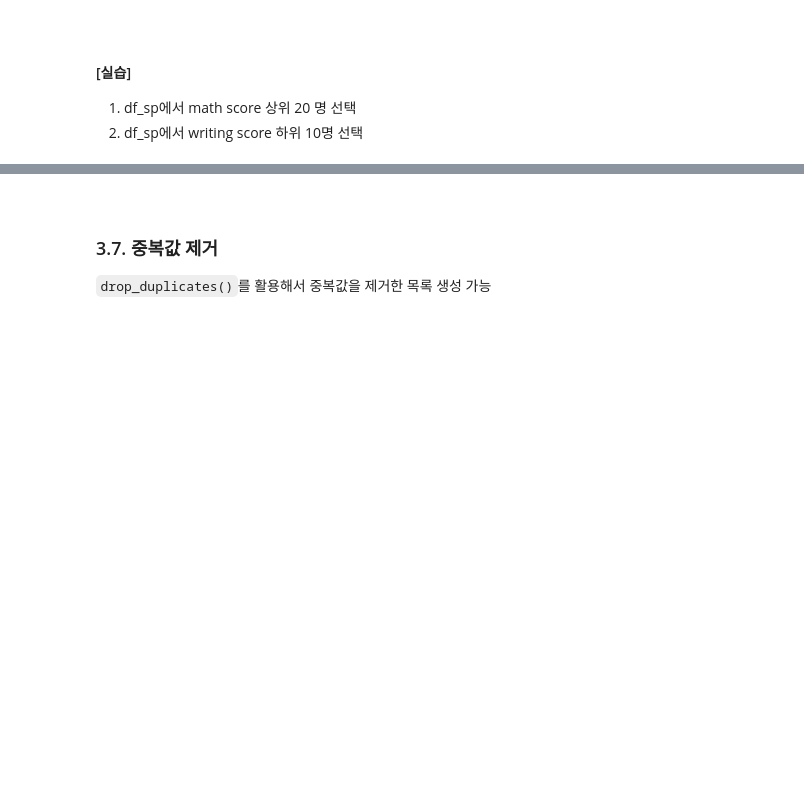
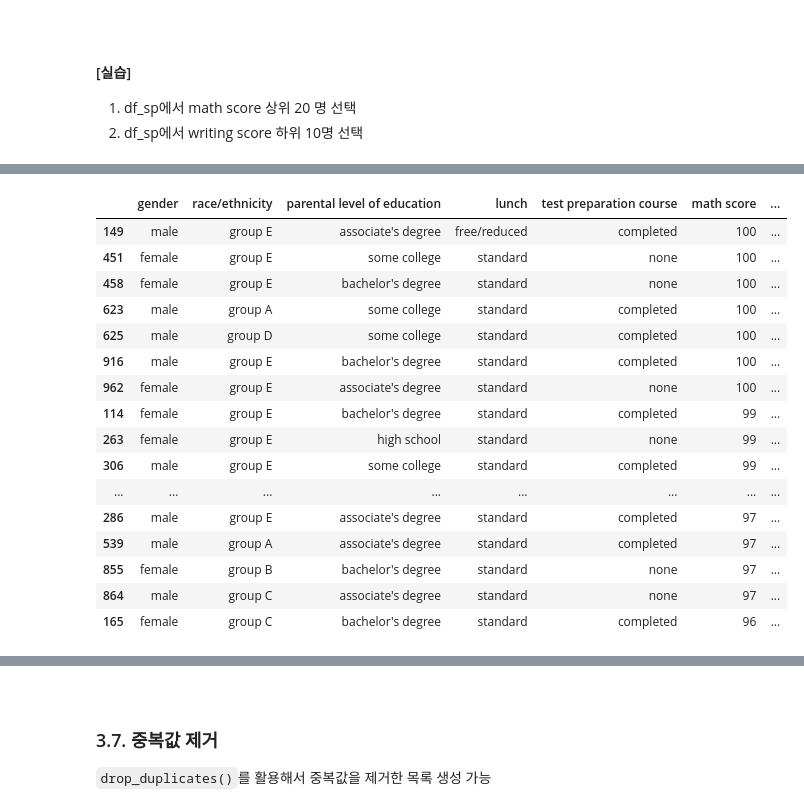
Before and after one commit to jonhpark7966/fastcampus_python_data_analysis, a Jupyter notebook: 20230627_remote/04_데이터 결합 및 부분 선택.ipynb, the cells around one changed output, grey strips where cells are left out. Cells and saved outputs as stored; diff of their text form; code cells hidden in the pictures; blank space fills up the shorter version.

```diff
--- a/20230627_remote/04_데이터 결합 및 부분 선택.ipynb
+++ b/20230627_remote/04_데이터 결합 및 부분 선택.ipynb
@@ -557,0 +551,20 @@ df_sp.sample(n=10)
+# %%
+df_sp.nlargest(20, 'math score')
+# %% [output]
+|  | gender | race/ethnicity | parental level of education | lunch | test preparation course | math score | ... |
+| 149 | male | group E | associate's degree | free/reduced | completed | 100 | ... |
+| 451 | female | group E | some college | standard | none | 100 | ... |
+| 458 | female | group E | bachelor's degree | standard | none | 100 | ... |
+| 623 | male | group A | some college | standard | completed | 100 | ... |
+| 625 | male | group D | some college | standard | completed | 100 | ... |
+| 916 | male | group E | bachelor's degree | standard | completed | 100 | ... |
+| 962 | female | group E | associate's degree | standard | none | 100 | ... |
+| 114 | female | group E | bachelor's degree | standard | completed | 99 | ... |
+| 263 | female | group E | high school | standard | none | 99 | ... |
+| 306 | male | group E | some college | standard | completed | 99 | ... |
+| ... | ... | ... | ... | ... | ... | ... | ... |
+| 286 | male | group E | associate's degree | standard | completed | 97 | ... |
+| 539 | male | group A | associate's degree | standard | completed | 97 | ... |
+| 855 | female | group B | bachelor's degree | standard | none | 97 | ... |
+| 864 | male | group C | associate's degree | standard | none | 97 | ... |
+| 165 | female | group C | bachelor's degree | standard | completed | 96 | ... |
```
Also changed, not shown: parts of 58 cells of this notebook, 1 other file.
